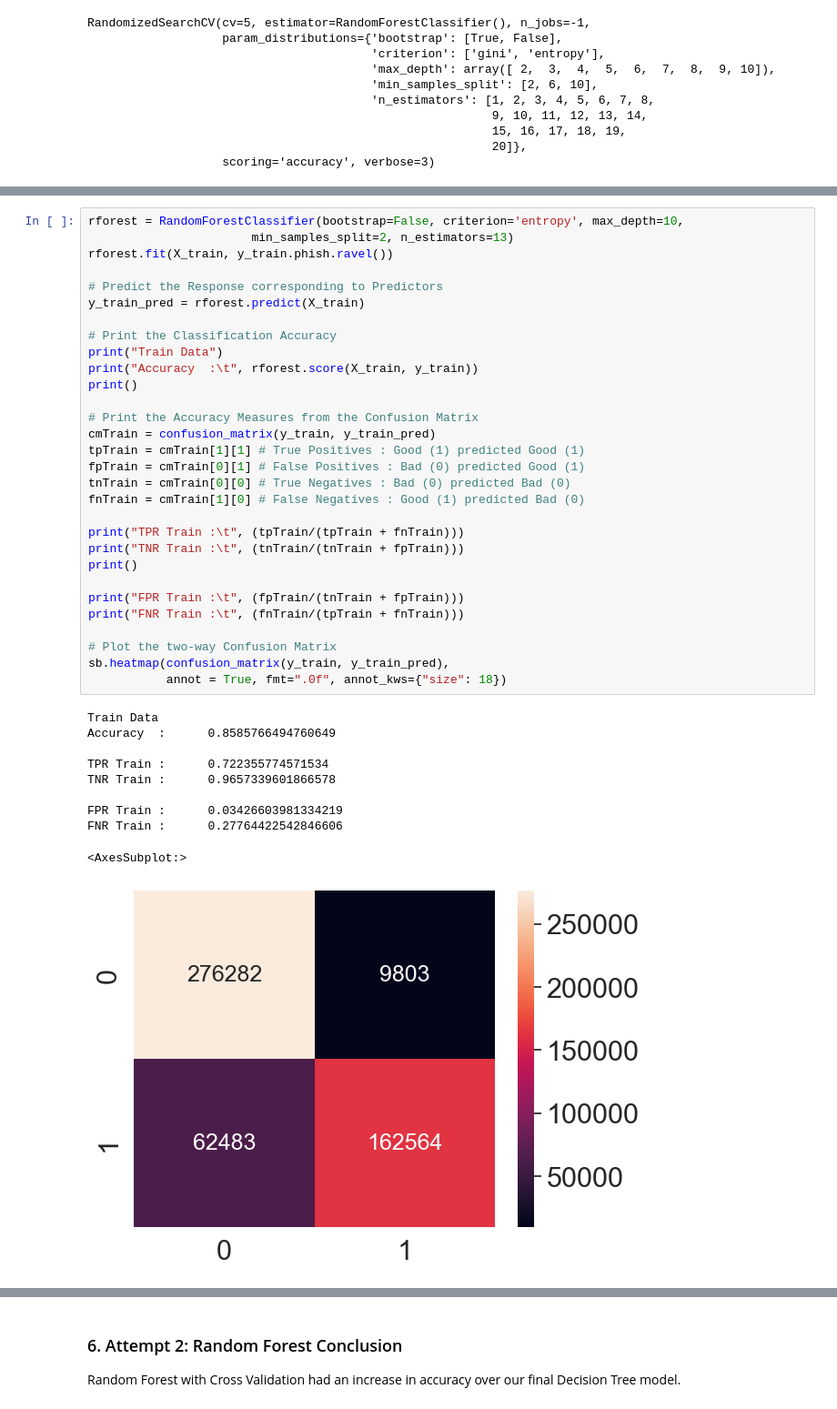
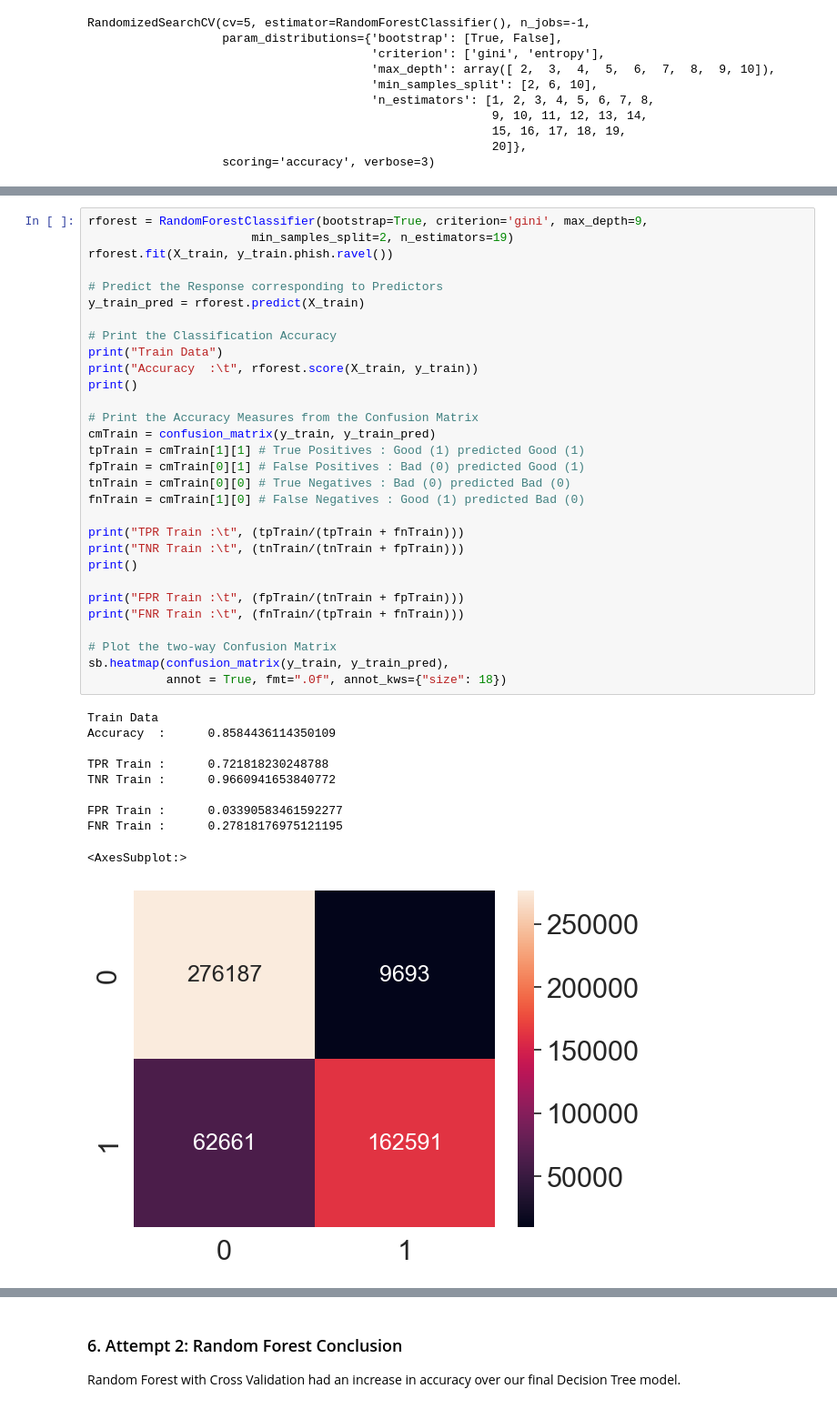
Before and after one commit to Hungr-yy/ntu-sc1015-mini-project, a Jupyter notebook: 3. Model 1 and 2.ipynb, the cells around one changed output, grey strips where cells are left out. Shown at 91% size. Saved outputs shown, nothing was run; the diff lists cells and outputs as text.

```diff
--- a/3. Model 1 and 2.ipynb
+++ b/3. Model 1 and 2.ipynb
@@ -504,44 +504,44 @@ RandomForestClassifier(max_depth=9, min_samples_split=10, n_estimators=4)
 # %%
-rforest = RandomForestClassifier(bootstrap=False, criterion='entropy', max_depth=10,
-                       min_samples_split=2, n_estimators=13)
+rforest = RandomForestClassifier(bootstrap=True, criterion='gini', max_depth=9,
+                       min_samples_split=2, n_estimators=19)
 rforest.fit(X_train, y_train.phish.ravel())
 
 # Predict the Response corresponding to Predictors
 y_train_pred = rforest.predict(X_train)
 
 # Print the Classification Accuracy
 print("Train Data")
 print("Accuracy  :\t", rforest.score(X_train, y_train))
 print()
 
 # Print the Accuracy Measures from the Confusion Matrix
 cmTrain = confusion_matrix(y_train, y_train_pred)
 tpTrain = cmTrain[1][1] # True Positives : Good (1) predicted Good (1)
 fpTrain = cmTrain[0][1] # False Positives : Bad (0) predicted Good (1)
 tnTrain = cmTrain[0][0] # True Negatives : Bad (0) predicted Bad (0)
 fnTrain = cmTrain[1][0] # False Negatives : Good (1) predicted Bad (0)
 
 print("TPR Train :\t", (tpTrain/(tpTrain + fnTrain)))
 print("TNR Train :\t", (tnTrain/(tnTrain + fpTrain)))
 print()
 
 print("FPR Train :\t", (fpTrain/(tnTrain + fpTrain)))
 print("FNR Train :\t", (fnTrain/(tpTrain + fnTrain)))
 
 # Plot the two-way Confusion Matrix
 sb.heatmap(confusion_matrix(y_train, y_train_pred),
            annot = True, fmt=".0f", annot_kws={"size": 18})
 # %% [output]
 Train Data
-Accuracy  :      0.8585766494760649
+Accuracy  :      0.8584436114350109
 
-TPR Train :      0.722355774571534
-TNR Train :      0.9657339601866578
+TPR Train :      0.721818230248788
+TNR Train :      0.9660941653840772
 
-FPR Train :      0.03426603981334219
-FNR Train :      0.27764422542846606
+FPR Train :      0.03390583461592277
+FNR Train :      0.27818176975121195
 <AxesSubplot:>
-[figure, old version]
+[figure, new version]
 # %%
 # Predict the Response corresponding to Predictors
 y_test_pred = rforest.predict(X_test)
```
Also changed, not shown: parts of 14 cells of this notebook, 1 other file.
